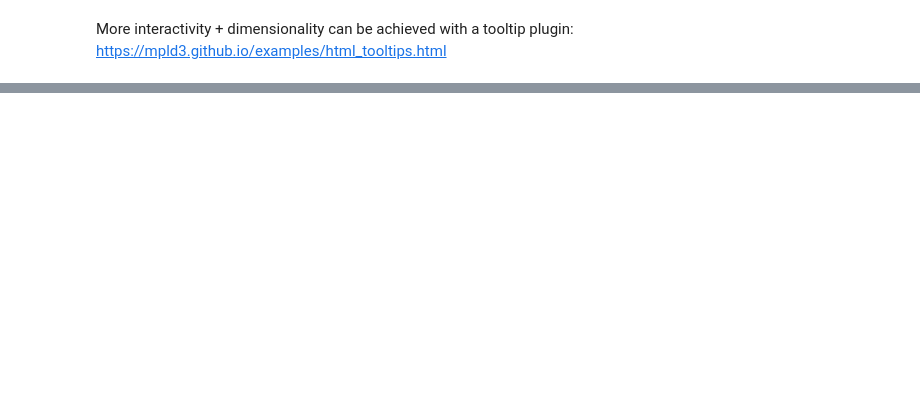
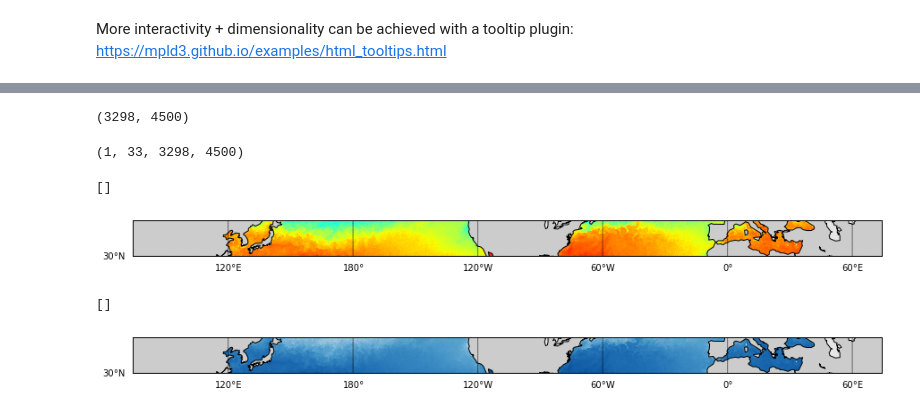
Before and after one commit to mkcor/datavis-tut, a Jupyter notebook: solutions/ND_solutions.ipynb, the cells around one changed output, grey strips where cells are left out. Drawn from its saved outputs; the diff is of its cells as text; code cells hidden in the pictures; blank space fills up the shorter version.

Commit message:
Add an example with Basemap

```diff
--- a/solutions/ND_solutions.ipynb
+++ b/solutions/ND_solutions.ipynb
@@ -36,0 +51,18 @@ https://mpld3.github.io/examples/html_tooltips.html
+# %%
+lat  = file.variables['Latitude'][:]
+# %%
+lon  = file.variables['Longitude'][:]
+# %%
+lat.shape
+# %% [output]
+(3298, 4500)
+# %%
+file.variables['temperature'].shape
+# %% [output]
+(1, 33, 3298, 4500)
+# %%
+# Extract the sea surface temperature (SST) field
+sst = file.variables['temperature'][0, 0, :, :]
+# %%
+# Clean-up / workaround
+lon = np.where(np.greater_equal(lon, 500), np.nan, lon)
@@ -36,0 +71,48 @@ https://mpld3.github.io/examples/html_tooltips.html
+# %%
+plt.figure(figsize=(15, 5))
+
+m = Basemap(projection='mill',
+            lat_ts=10,
+            llcrnrlon=np.nanmin(lon),
+            urcrnrlon=np.nanmax(lon),
+            llcrnrlat=30,
+            urcrnrlat=45,
+            resolution='c')
+
+x, y = m(lon, lat)  # convert the lon/lat values to x/y projections
+cs = m.pcolormesh(x, y, sst, cmap=matplotlib.cm.jet)
+
+m.drawcoastlines()
+m.fillcontinents()
+m.drawmapboundary()
+m.drawparallels(np.arange(-90, 120, 30), labels=[1, 0, 0, 0])
+m.drawmeridians(np.arange(-180, 180, 60), labels=[0, 0, 0, 1])
+
+plt.plot()
+# %% [output]
+[]
+[figure, added]
+# %%
+plt.figure(figsize=(15, 5))
+
+m = Basemap(projection='mill',
+            lat_ts=10,
+            llcrnrlon=np.nanmin(lon),
+            urcrnrlon=np.nanmax(lon),
+            llcrnrlat=30,
+            urcrnrlat=45,
+            resolution='c')
+
+x, y = m(lon, lat)
+cs = m.pcolormesh(x, y, sst, cmap=matplotlib.cm.Blues)
+
+m.drawcoastlines()
+m.fillcontinents()
+m.drawmapboundary()
+m.drawparallels(np.arange(-90, 120, 30), labels=[1, 0, 0, 0])
+m.drawmeridians(np.arange(-180, 180, 60), labels=[0, 0, 0, 1])
+
+plt.plot()
+# %% [output]
+[]
+[figure, added]
```
Also changed, not shown: parts of 7 cells of this notebook.
